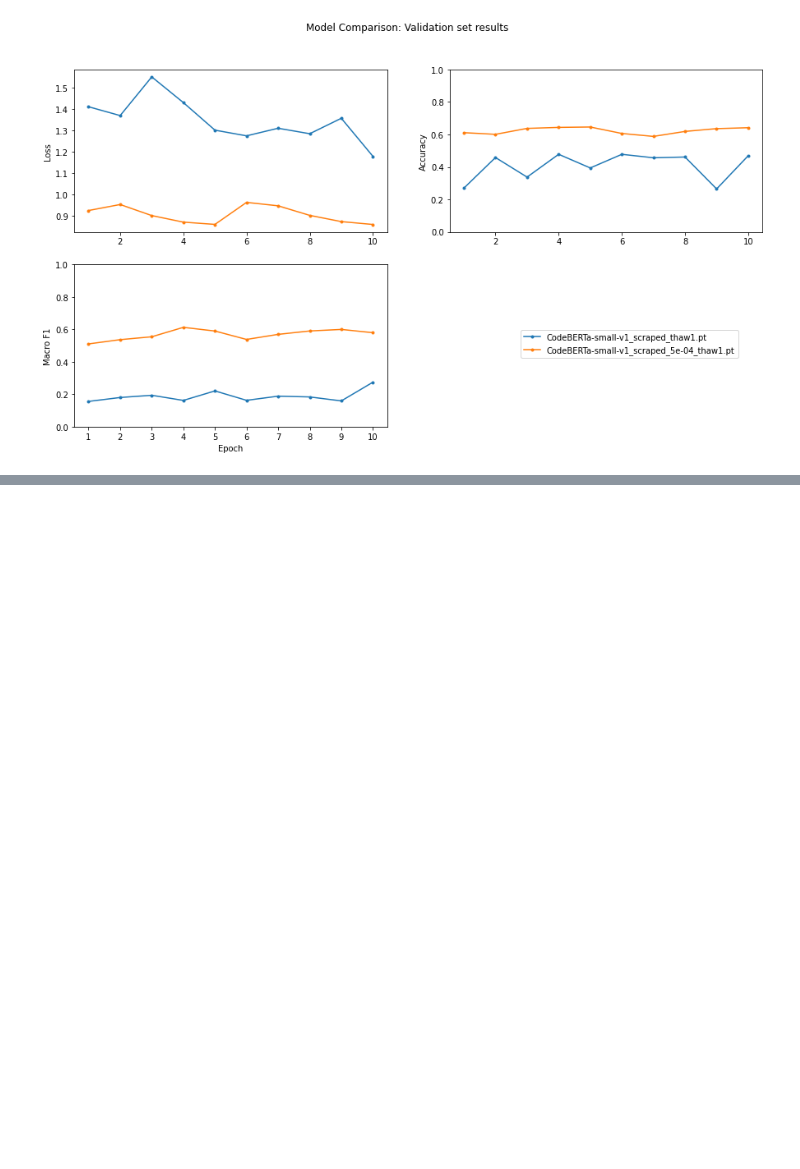
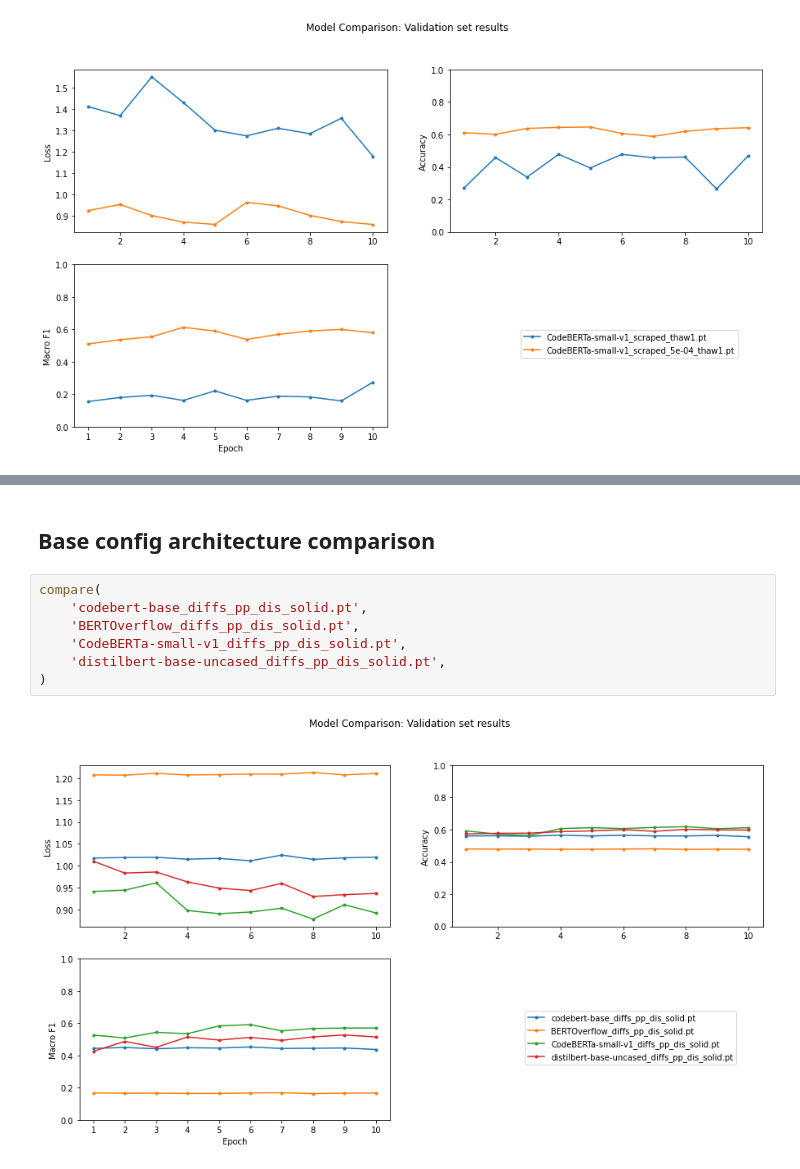
Before and after one commit to backtick-se/docks-master-thesis, a Jupyter notebook: notebooks/transformer_eval.ipynb, the cells around one changed output, grey strips where cells are left out. Cells and saved outputs as stored; diff of their text form; blank space fills up the shorter version.

```diff
--- a/notebooks/transformer_eval.ipynb
+++ b/notebooks/transformer_eval.ipynb
@@ -229,0 +329,11 @@ progress('distilbert-base-uncased_scraped_5e-04_solid.pt')
+# %% [markdown]
+## Base config architecture comparison
+# %%
+compare(
+    'codebert-base_diffs_pp_dis_solid.pt',
+    'BERTOverflow_diffs_pp_dis_solid.pt',
+    'CodeBERTa-small-v1_diffs_pp_dis_solid.pt',
+    'distilbert-base-uncased_diffs_pp_dis_solid.pt',
+)
+# %% [output]
+[figure, added]
```
Also changed, not shown: parts of 39 cells of this notebook, 2 other files.
